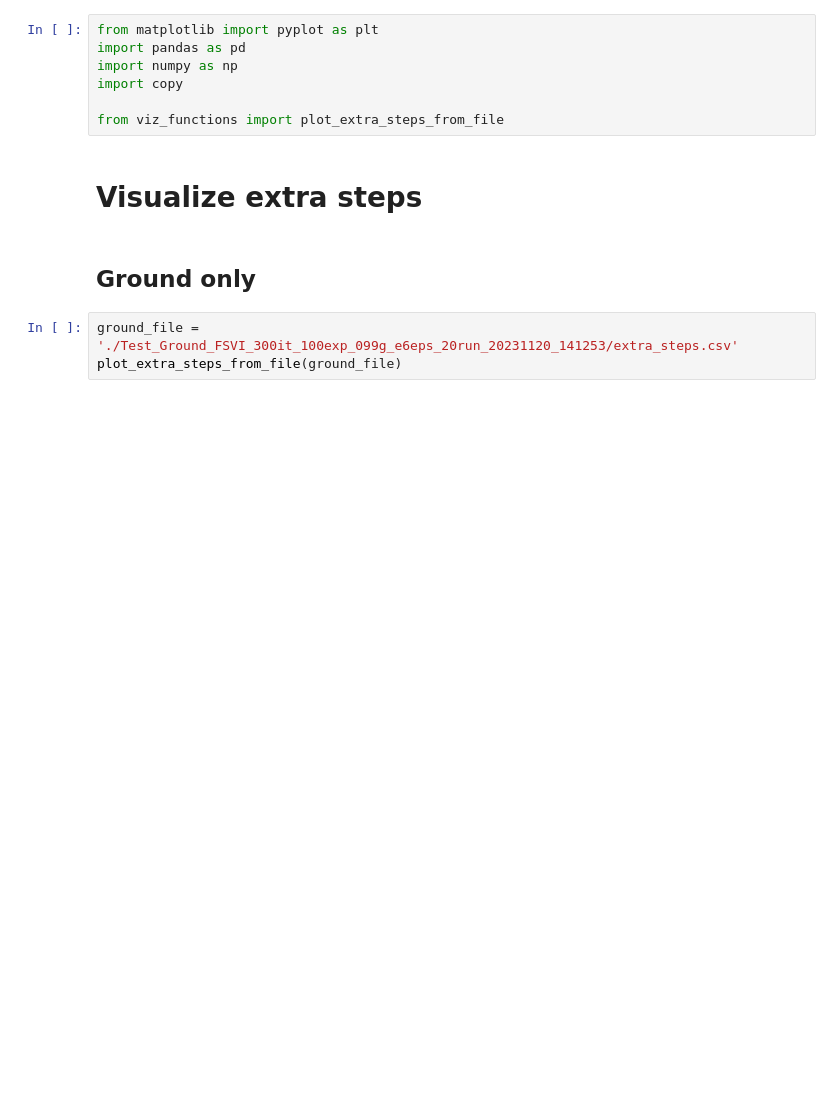
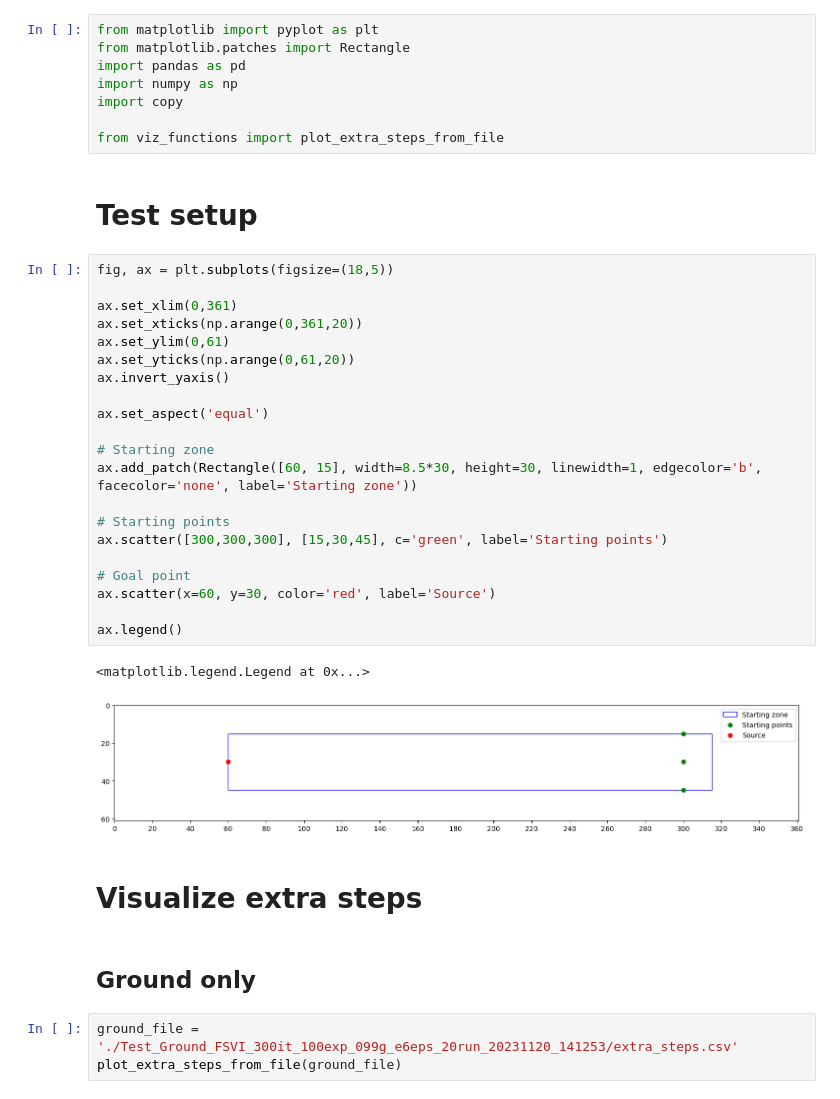
Before and after one commit to PimLb/POMDP_PBVI_Exploration, a Jupyter notebook: Experiments/Olfactory Navigation/visualize_results.ipynb, the cells around one changed output. Saved outputs shown, nothing was run; the diff lists cells and outputs as text; blank space fills up the shorter version.

Commit message:
Visualize results of experiments

```diff
--- a/Experiments/Olfactory Navigation/visualize_results.ipynb
+++ b/Experiments/Olfactory Navigation/visualize_results.ipynb
@@ -1,10 +1,37 @@
 # %%
 from matplotlib import pyplot as plt
+from matplotlib.patches import Rectangle
 import pandas as pd
 import numpy as np
 import copy
 
 from viz_functions import plot_extra_steps_from_file
+# %% [markdown]
+# Test setup
+# %%
+fig, ax = plt.subplots(figsize=(18,5))
+
+ax.set_xlim(0,361)
+ax.set_xticks(np.arange(0,361,20))
+ax.set_ylim(0,61)
+ax.set_yticks(np.arange(0,61,20))
+ax.invert_yaxis()
+
+ax.set_aspect('equal')
+
+# Starting zone
+ax.add_patch(Rectangle([60, 15], width=8.5*30, height=30, linewidth=1, edgecolor='b', facecolor='none', label='Starting zone'))
+
+# Starting points
+ax.scatter([300,300,300], [15,30,45], c='green', label='Starting points')
+
+# Goal point
+ax.scatter(x=60, y=30, color='red', label='Source')
+
+ax.legend()
+# %% [output]
+<matplotlib.legend.Legend at 0x...>
+[figure, added]
 # %% [markdown]
 # Visualize extra steps
 # %% [markdown]
```
Also changed, not shown: 1 other file.
